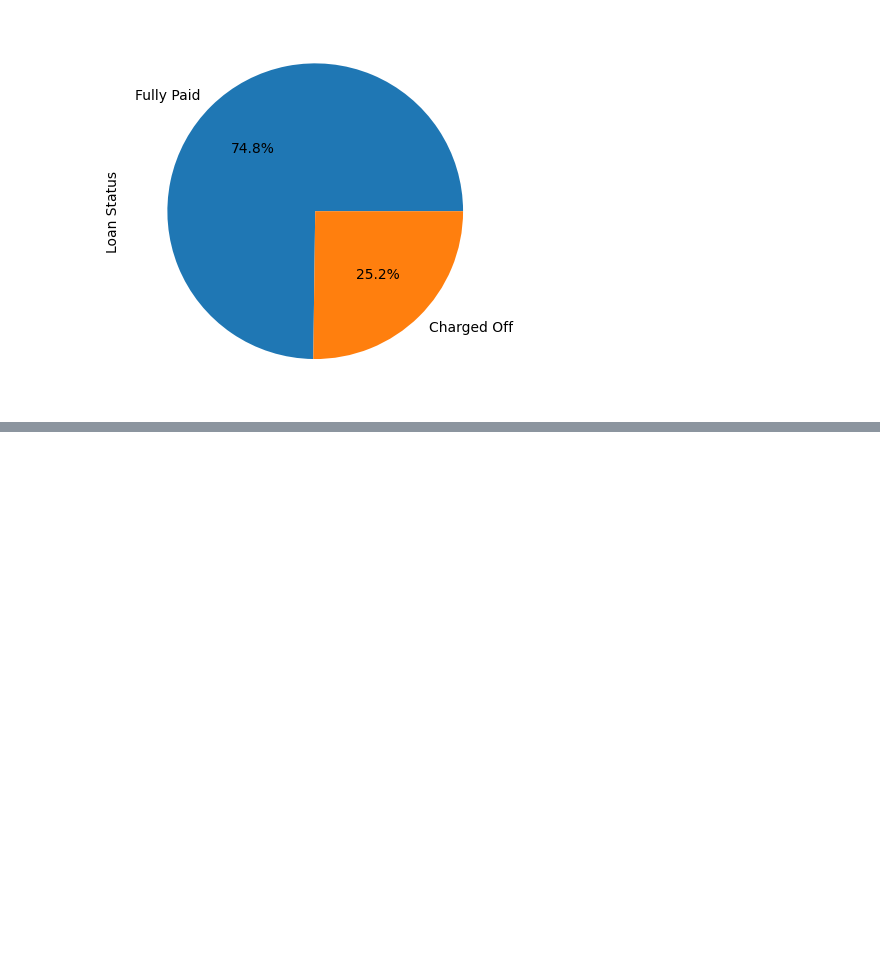
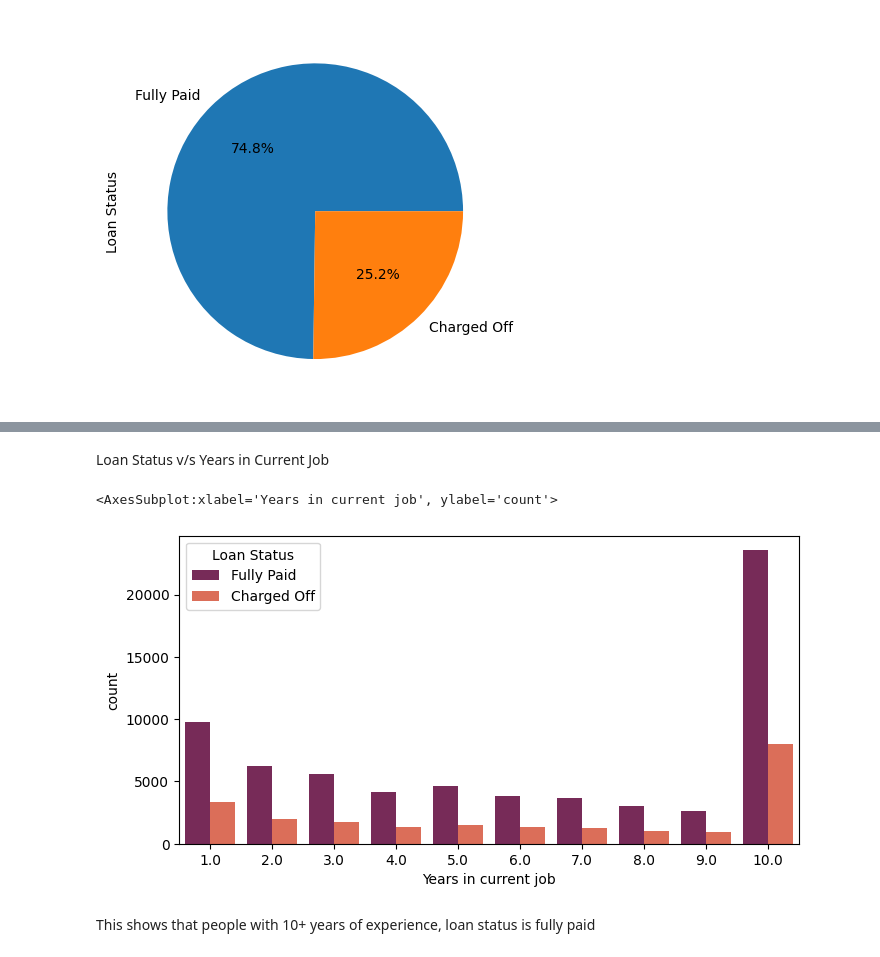
Before and after one commit to shauryat1298/Bank-Loan-Status, a Jupyter notebook: bank_loan.ipynb, the cells around one changed output, grey strips where cells are left out. Saved outputs shown, nothing was run; the diff lists cells and outputs as text; code cells hidden in the pictures; blank space fills up the shorter version.

```diff
--- a/bank_loan.ipynb
+++ b/bank_loan.ipynb
@@ -665,0 +317,10 @@ dtype: int64
+# %% [markdown]
+Loan Status v/s Years in Current Job
+# %%
+plt.figure(figsize=(8,4))
+sns.countplot(x=data['Years in current job'],hue=data['Loan Status'],palette='rocket')
+# %% [output]
+<AxesSubplot:xlabel='Years in current job', ylabel='count'>
+[figure, added]
+# %% [markdown]
+This shows that people with 10+ years of experience, loan status is fully paid
```
Also changed, not shown: parts of 81 cells of this notebook.
